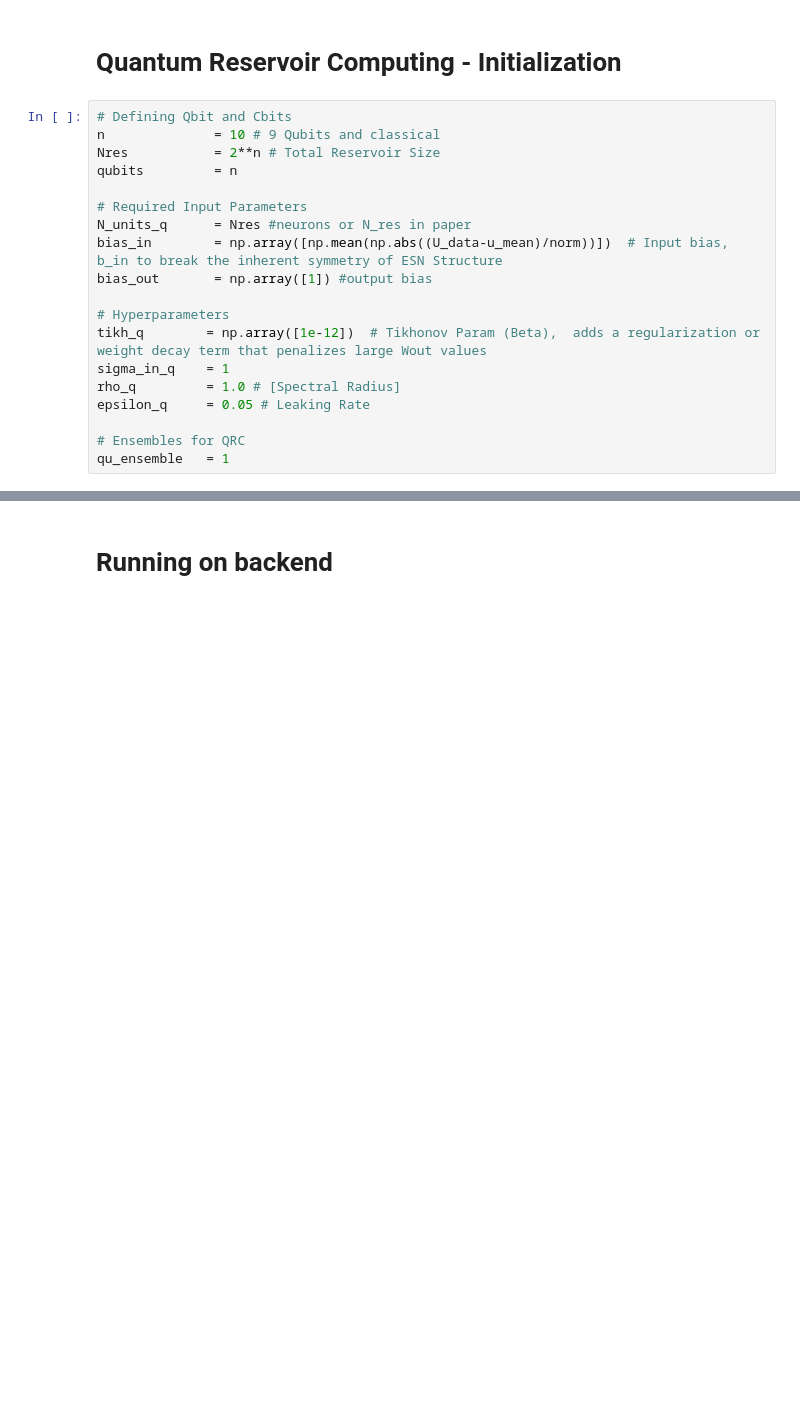
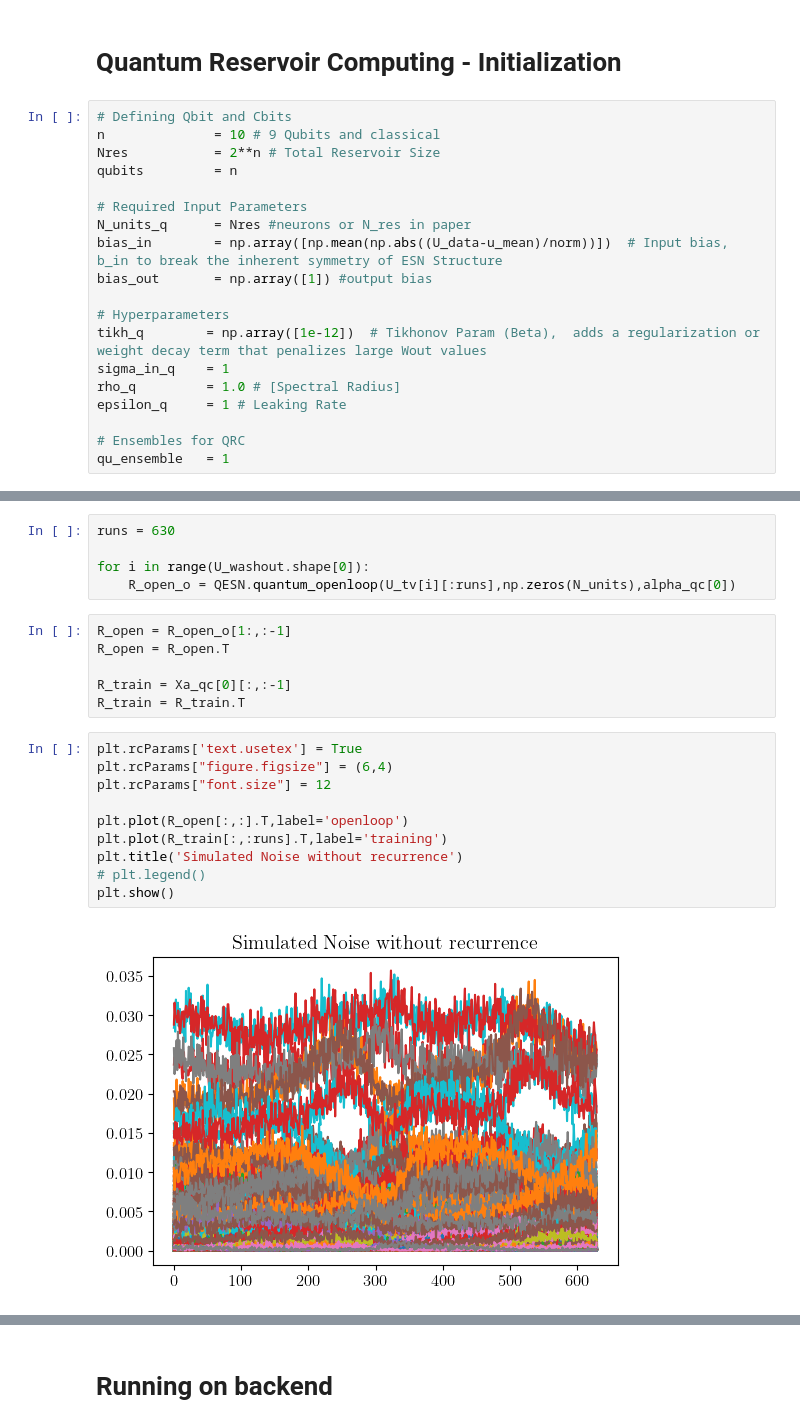
Before and after one commit to MagriLab/RF_QRC, a Jupyter notebook: src/Notebook_hardware.ipynb, the cells around one changed output, grey strips where cells are left out. Drawn from its saved outputs; the diff is of its cells as text; blank space fills up the shorter version.

```diff
--- a/src/Notebook_hardware.ipynb
+++ b/src/Notebook_hardware.ipynb
@@ -393,7 +393,7 @@ bias_out       = np.array([1]) #output bias
 tikh_q        = np.array([1e-12])  # Tikhonov Param (Beta),  adds a regularization or weight decay term that penalizes large Wout values
 sigma_in_q    = 1
 rho_q         = 1.0 # [Spectral Radius]
-epsilon_q     = 0.05 # Leaking Rate
+epsilon_q     = 1 # Leaking Rate
 
 # Ensembles for QRC
 qu_ensemble   = 1
@@ -399,0 +511,23 @@ qu_ensemble   = 1
+# %%
+runs = 630
+
+for i in range(U_washout.shape[0]):
+    R_open_o = QESN.quantum_openloop(U_tv[i][:runs],np.zeros(N_units),alpha_qc[0])
+# %%
+R_open = R_open_o[1:,:-1]
+R_open = R_open.T
+
+R_train = Xa_qc[0][:,:-1]
+R_train = R_train.T
+# %%
+plt.rcParams['text.usetex'] = True
+plt.rcParams["figure.figsize"] = (6,4)
+plt.rcParams["font.size"] = 12
+
+plt.plot(R_open[:,:].T,label='openloop')
+plt.plot(R_train[:,:runs].T,label='training')
+plt.title('Simulated Noise without recurrence')
+# plt.legend()
+plt.show()
+# %% [output]
+[figure, added]
```
Also changed, not shown: parts of 39 cells of this notebook, 2 other files.
